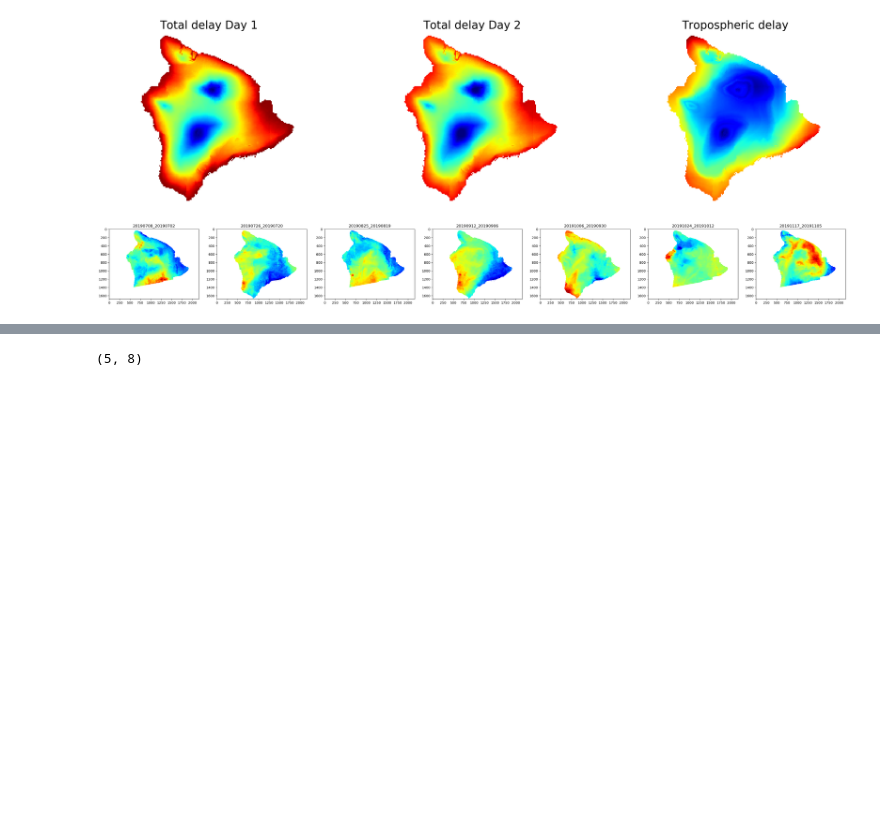
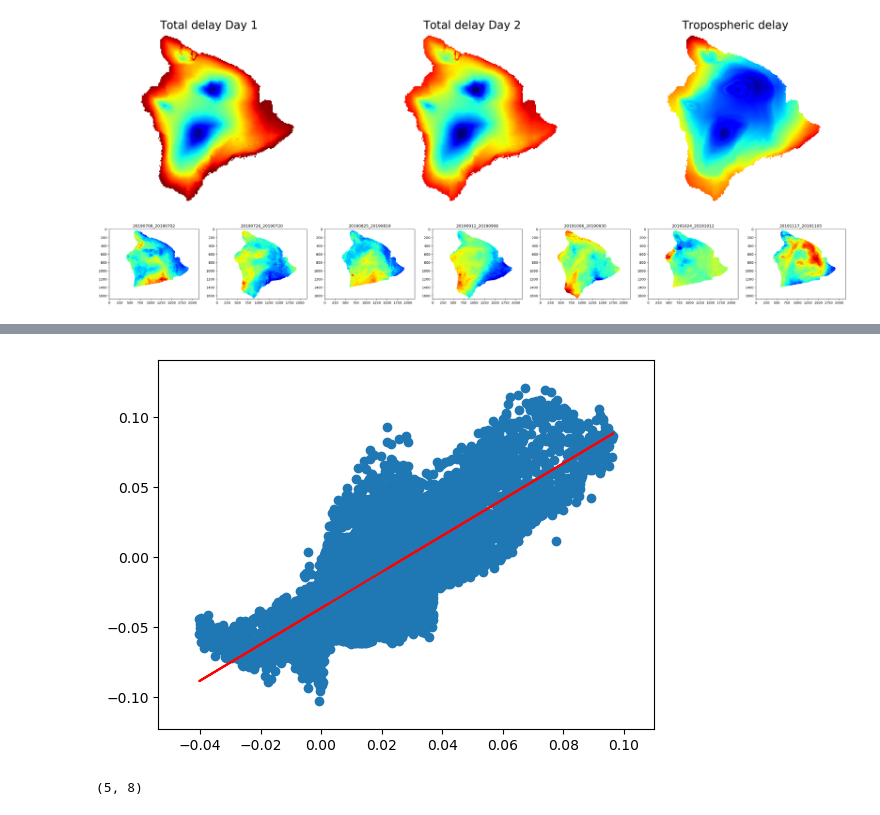
Before and after one commit to ngohikennyyue/Tropo_corrections, a Jupyter notebook: Hawaii_example.ipynb, the cells around one changed output, grey strips where cells are left out. Cells and saved outputs as stored; diff of their text form; code cells hidden in the pictures; blank space fills up the shorter version.

```diff
--- a/Hawaii_example.ipynb
+++ b/Hawaii_example.ipynb
@@ -276,3 +307,17 @@ plt.show()
+# %%
+from sklearn.linear_model import LinearRegression
+data = pd.DataFrame(np.hstack(((-1*TD_list[0]).ravel().reshape(-1,1), IFG[0][::10,::10].ravel().reshape(-1,1)))).dropna().reset_index(drop=True)
+pred = data.iloc[:,0].values.reshape(-1,1)
+actual = data.iloc[:,1].values.reshape(-1,1)
+linear_regressor = LinearRegression()  # create object for the class
+linear_regressor.fit(pred, actual)  # perform linear regression
+Y_pred = linear_regressor.predict(pred)
+# %%
+plt.scatter(pred, actual)
+plt.plot(pred, Y_pred, color='red')
+plt.show()
+# %% [output]
+[figure, added]
 # %%
 wm = xr.load_dataset('../InSAR/Hawaii/weather_model/weather_files/ERA-5_2019_06_30_T04_00_00_15N_26N_162W_150W.nc')
 wm_clip = wm.where((wm.x<lon_max) &(wm.x>lon_min)&(wm.y<lat_max)&(wm.y>lat_min), drop=True)
```
Also changed, not shown: parts of 5 cells of this notebook, 1 other file.
